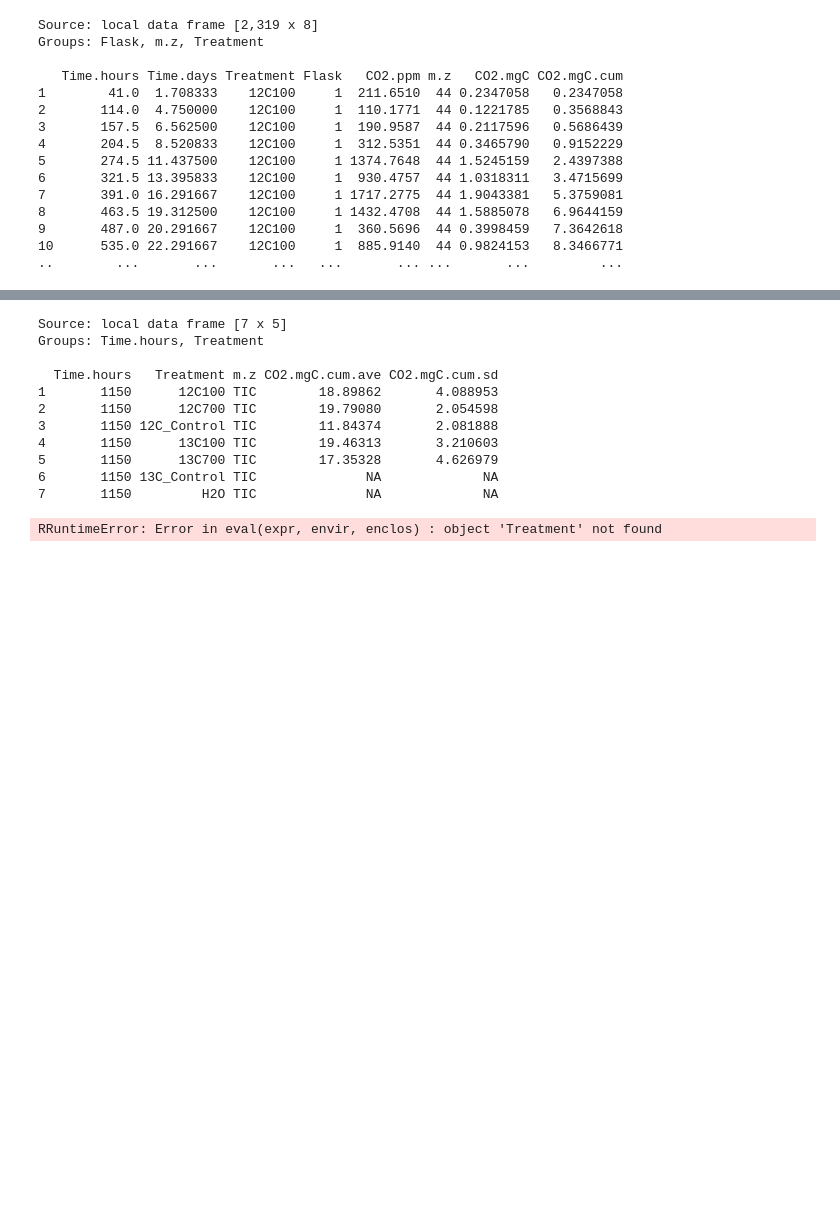
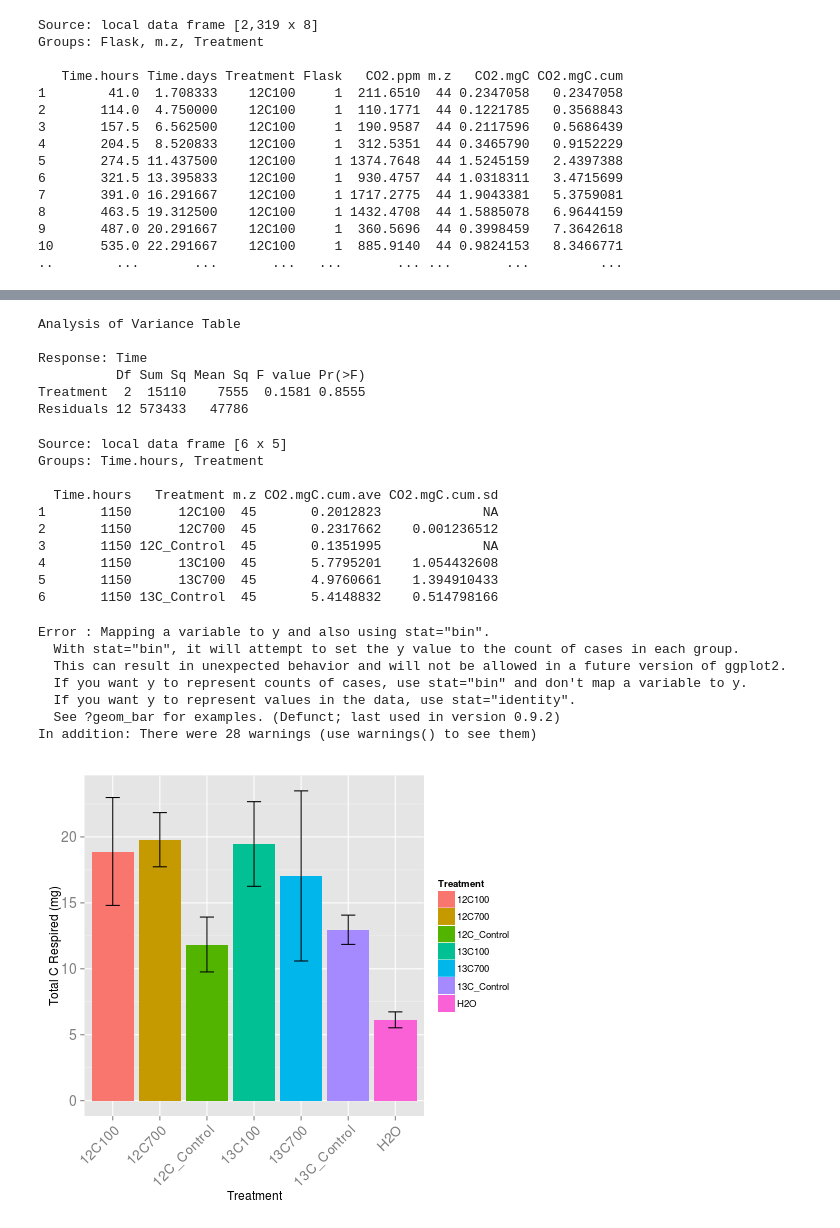
Before and after one commit to acampbellina/priming, a Jupyter notebook: gas_data.ipynb, the cells around one changed output, grey strips where cells are left out. Drawn from its saved outputs; the diff is of its cells as text; code cells hidden in the pictures; blank space fills up the shorter version.

Commit message:
error correcting dataframe

```diff
--- a/gas_data.ipynb
+++ b/gas_data.ipynb
@@ -54,0 +66,6 @@ rdf_gas = com.convert_to_r_dataframe(df_gas, strings_as_factors=True)
+# %%
+%%R
+#Negative values are generating incorrect values in analysis.  So I'm masking negative values by making them NA
+rdf_gas$CO2.mgC[rdf_gas$CO2.mgC < 0] = NA
+
+head(rdf_gas)
@@ -150,6 +221,7 @@ Groups: Flask, m.z, Treatment
 # %%
 %%R
 d.ave = d %>%
+    na.omit() %>%
     group_by(Time.hours, Treatment, m.z) %>%
     summarize(CO2.mgC.cum.ave = mean(CO2.mgC.cum), CO2.mgC.cum.sd = sd(CO2.mgC.cum))
 
@@ -170,3 +242,11 @@ Groups: Time.hours, Treatment
 9          41 12C_Control TIC     0.198233637    0.099497430
 10         41      13C100  44     0.530675319    0.297432063
 ..        ...         ... ...             ...            ...
+# %%
+%%R
+#Select for Time til 50% of 13C-cellulose used for each flask/treatment
+d.50pct = d %>%
+    filter((m.z == "45") & (CO2.mgC.cum < 4.5)) %>%
+    summarize(Time = max(Time.hours)) %>%
+    filter(Treatment %in% c("13C100", "13C_Control", "13C700"))
+d.50pct
@@ -173,36 +297,52 @@ Groups: Time.hours, Treatment
+# %%
+%%R
+anova(fit)
+# %% [output]
+Analysis of Variance Table
+
+Response: Time
+          Df Sum Sq Mean Sq F value Pr(>F)
+Treatment  2  15110    7555  0.1581 0.8555
+Residuals 12 573433   47786
 # %%
 %%R
-c = subset(d.ave, (Time.hours == "1150") & (m.z == "TIC"))
+c = subset(d.ave, (Time.hours == "1150") & (m.z == "45"))
 print(c)
 # %% [output]
-Source: local data frame [7 x 5]
+Source: local data frame [6 x 5]
 Groups: Time.hours, Treatment
 
   Time.hours   Treatment m.z CO2.mgC.cum.ave CO2.mgC.cum.sd
-1       1150      12C100 TIC        18.89862       4.088953
-2       1150      12C700 TIC        19.79080       2.054598
-3       1150 12C_Control TIC        11.84374       2.081888
-4       1150      13C100 TIC        19.46313       3.210603
-5       1150      13C700 TIC        17.35328       4.626979
-6       1150 13C_Control TIC              NA             NA
-7       1150         H2O TIC              NA             NA
+1       1150      12C100  45       0.2012823             NA
+2       1150      12C700  45       0.2317662    0.001236512
+3       1150 12C_Control  45       0.1351995             NA
+4       1150      13C100  45       5.7795201    1.054432608
+5       1150      13C700  45       4.9760661    1.394910433
+6       1150 13C_Control  45       5.4148832    0.514798166
 # %%
 %%R -w 500 -h 450
-c = subset(d.ave, Time.hours == "1150", m.z == "TIC")
+c = subset(d.ave, (Time.hours == "1150") & (m.z == "TIC"))
 limits <- aes(ymax = CO2.mgC.cum.ave + CO2.mgC.cum.sd, ymin= CO2.mgC.cum.ave - CO2.mgC.cum.sd)
 
 p2 = ggplot(c, aes(x = Treatment, y = CO2.mgC.cum.ave, fill=Treatment))
 
 p2 = p2 + geom_bar(stat="identity")
 
 p2 = p2 + labs(x = "Treatment", y = "Total C Respired (mg)")
 
 p2 = p2 + theme(axis.text.x = element_text(size = 14, angle = 45, hjust = 1),
               axis.text.y = element_text(size = 14))
 
 dodge <- position_dodge(width=0.9)
 p2 = p2 + geom_bar(position=dodge) + geom_errorbar(limits, position=dodge, width=0.3)
 
 p2
 # %% [output]
-RRuntimeError: Error in eval(expr, envir, enclos) : object 'Treatment' not found
+Error : Mapping a variable to y and also using stat="bin".
+  With stat="bin", it will attempt to set the y value to the count of cases in each group.
+  This can result in unexpected behavior and will not be allowed in a future version of ggplot2.
+  If you want y to represent counts of cases, use stat="bin" and don't map a variable to y.
+  If you want y to represent values in the data, use stat="identity".
+  See ?geom_bar for examples. (Defunct; last used in version 0.9.2)
+In addition: There were 28 warnings (use warnings() to see them)
+[figure, added]
```
Also changed, not shown: parts of 10 cells of this notebook.
